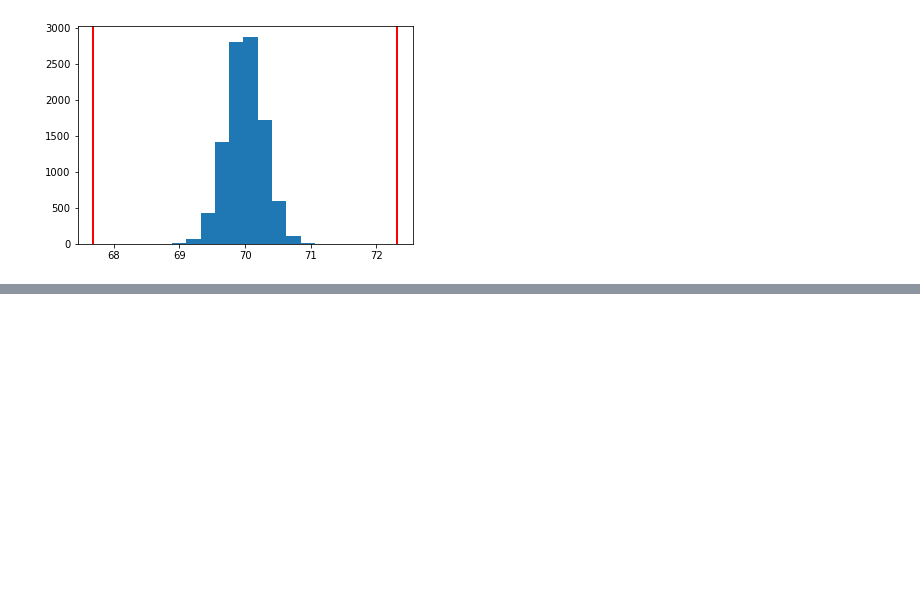
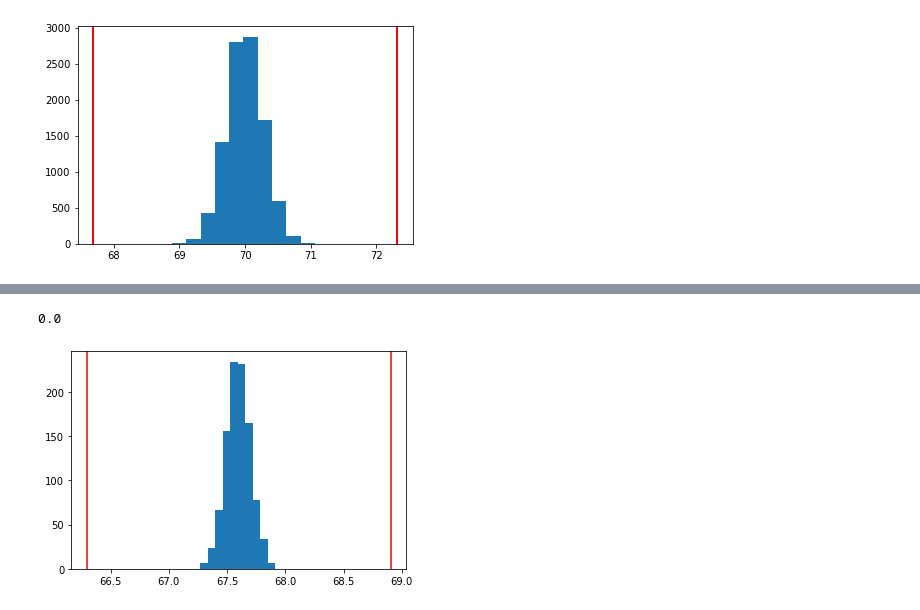
Before and after one commit to chuanweihu/udacity-DANA, a Jupyter notebook: notes/p4-practical_statistics_notes/P04M01L12.ipynb, the cells around one changed output, grey strips where cells are left out. Cells and saved outputs as stored; diff of their text form; code cells hidden in the pictures; blank space fills up the shorter version.

```diff
--- a/notes/p4-practical_statistics_notes/P04M01L12.ipynb
+++ b/notes/p4-practical_statistics_notes/P04M01L12.ipynb
@@ -535,0 +828,18 @@ Therefore, the wording used in conclusions of hypothesis testing includes: **We
+# %%
+null_vals = np.random.normal(null_mean, np.std(means_1000), 1000)
+
+plt.hist(null_vals);
+plt.axvline(x=lower_bound, color = 'red')
+plt.axvline(x=upper_bound, color = 'red');
+
+# for a two sided hypothesis, we want to look at anything
+# more extreme from the null in both directions
+
+prob_more_extreme_low = (null_vals < lower_bound).mean()
+prob_more_extreme_high = (upper_bound < null_vals).mean()
+
+pval = prob_more_extreme_low + prob_more_extreme_high
+pval
+# %% [output]
+0.0
+[figure, added]
```
Also changed, not shown: parts of 33 cells of this notebook, 1 other file.
